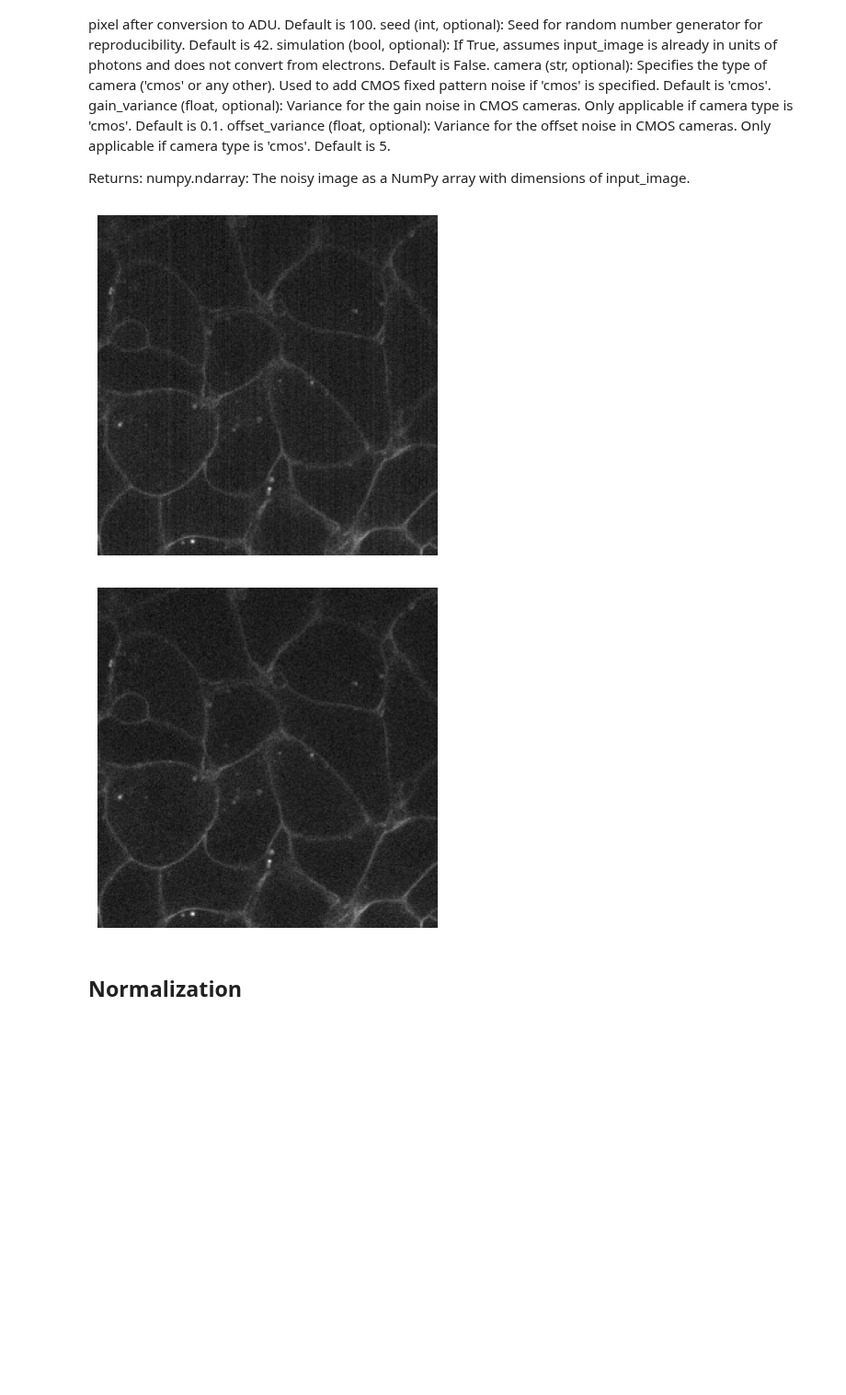
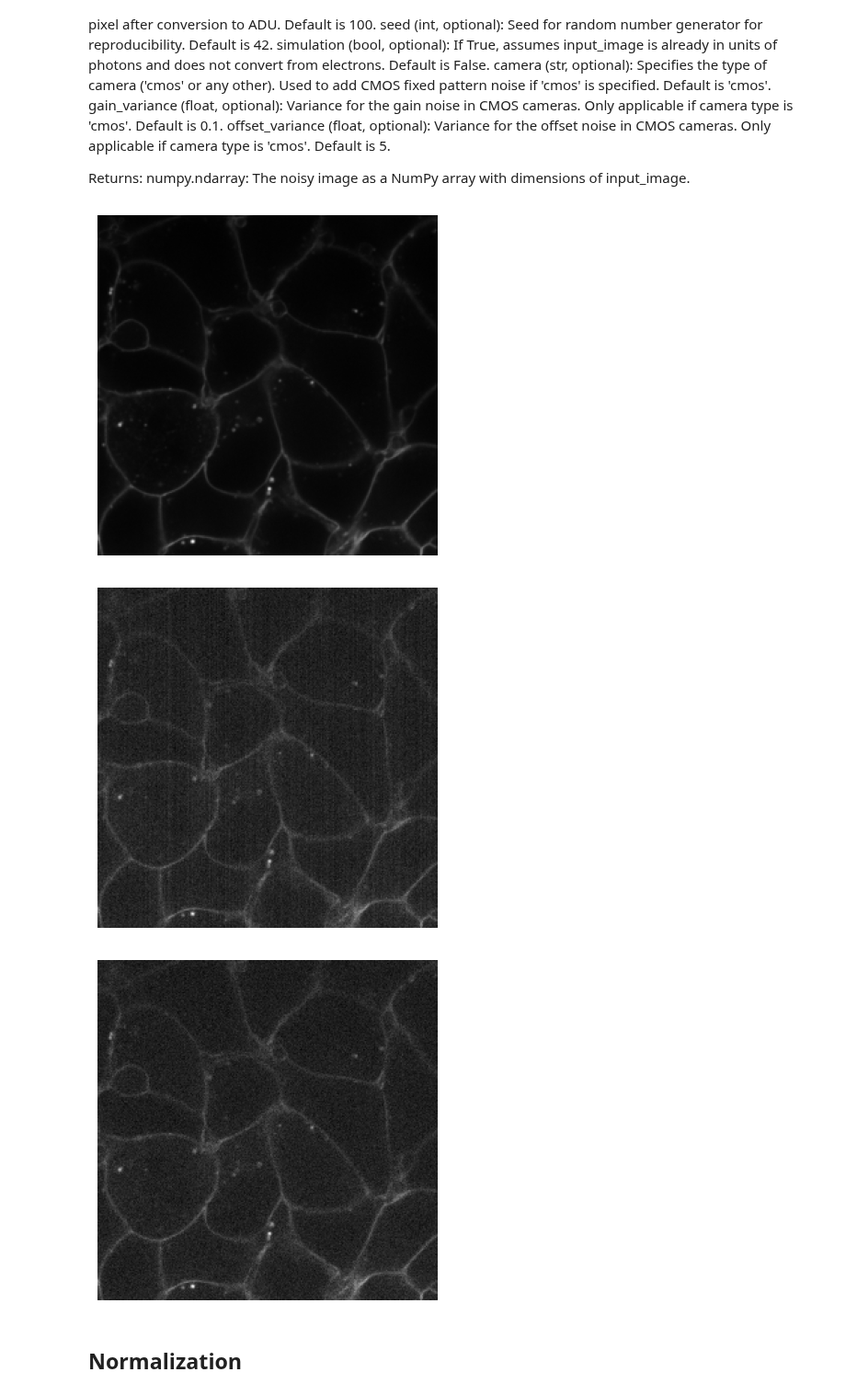
Before and after one commit to bmandracchia/bioMONAI, a Jupyter notebook: _proc/05_transforms.ipynb, the cells around one changed output. Shown at 92% size. Saved outputs shown, nothing was run; the diff lists cells and outputs as text; code cells hidden in the pictures; blank space fills up the shorter version.

```diff
--- a/_proc/05_transforms.ipynb
+++ b/_proc/05_transforms.ipynb
@@ -96,11 +97,13 @@ Returns:
 # %%
 from bioMONAI.visualize import plot_image
 # %%
+plot_image(img[30])
 plot_image(RandCameraNoise(.01*img[30], camera = 'cmos'))
 plot_image(RandCameraNoise(.01*img[30], camera = 'ccd'))
 # %% [output]
-[figure, old version]
+[figure, new version]
 [figure]
+[figure, added]
 # %% [markdown]
 ## Normalization
 # %%
```
Also changed, not shown: parts of 1 cell of this notebook, 22 other files.
